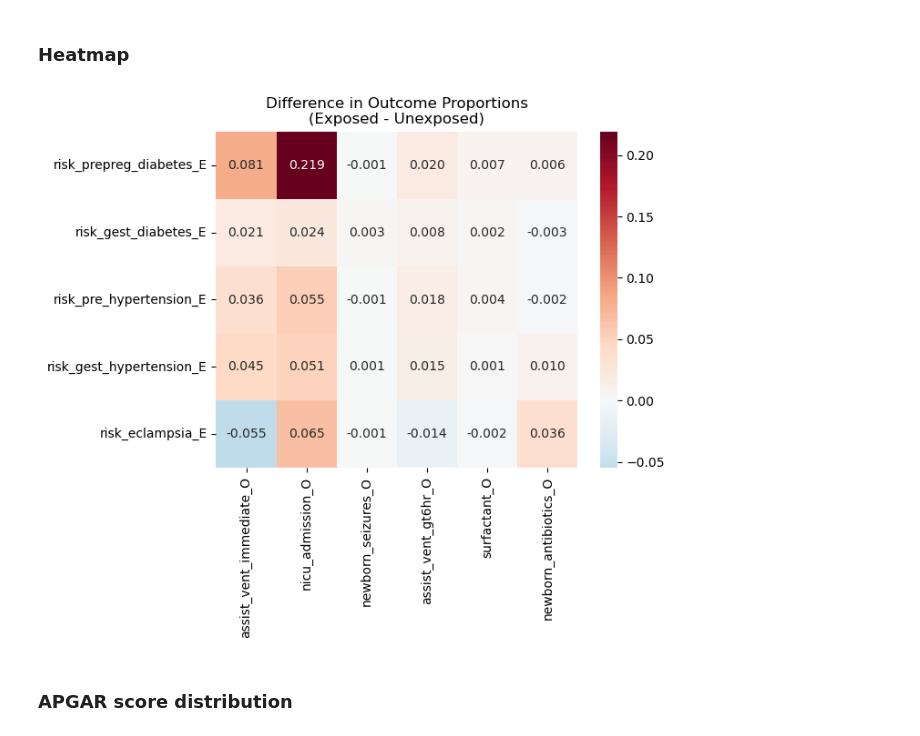
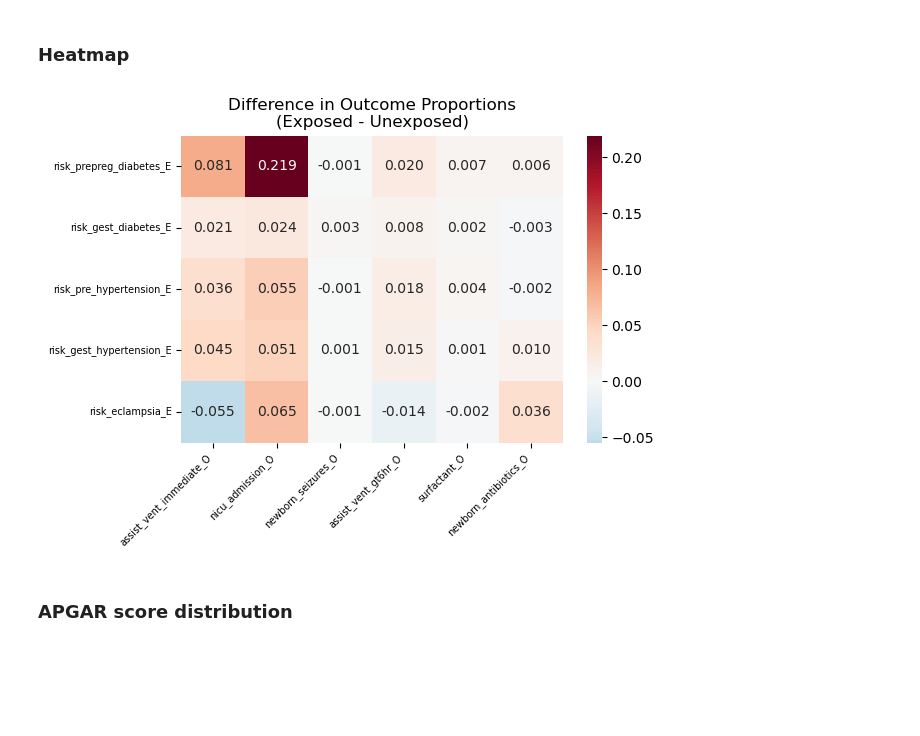
Before and after one commit to alisonmanna/dsan5100-final-project-group4, a Jupyter notebook: eda/eda_alison.ipynb, the cells around one changed output. Saved outputs shown, nothing was run; the diff lists cells and outputs as text; code cells hidden in the pictures; blank space fills up the shorter version.

Commit message:
fixed heatmap margins

```diff
--- a/eda/eda_alison.ipynb
+++ b/eda/eda_alison.ipynb
@@ -190,31 +191,37 @@ True                1.000000  0.000000
 # %%
 exposure_vars = ['risk_prepreg_diabetes_E', 'risk_gest_diabetes_E', 'risk_pre_hypertension_E', 'risk_gest_hypertension_E', 'risk_eclampsia_E']
 
 # Calculate raw proportion differences (no testing yet)
 def prop_difference(data, exposure, outcome, outcome_value=True):
     # Calculate difference in outcome proportion between exposed/unexposed
     exposed = data[data[exposure] == True][outcome].mean()
     unexposed = data[data[exposure] == False][outcome].mean()
     return exposed - unexposed
 
 # heatmap of proportion differences
 categorical_outcomes = ['assist_vent_immediate_O', 'nicu_admission_O',
                        'newborn_seizures_O', 'assist_vent_gt6hr_O', 'surfactant_O', 'newborn_antibiotics_O'] # surfactant_O, newborn_antibiotics_O
 
 prop_diff_matrix = pd.DataFrame(index=exposure_vars,
                                 columns=categorical_outcomes)
 
 for exposure in exposure_vars:
     for outcome in categorical_outcomes:
         diff = prop_difference(data, exposure, outcome)
         prop_diff_matrix.loc[exposure, outcome] = diff
 
-sns.heatmap(prop_diff_matrix.astype(float), annot=True, cmap='RdBu_r',
+ax = sns.heatmap(prop_diff_matrix.astype(float), annot=True, cmap='RdBu_r',
             center=0, fmt='.3f')
+
+# smaller tick labels + rotate x labels for readability
+ax.set_xticklabels(ax.get_xticklabels(), fontsize=7, rotation=45, ha='right')
+ax.set_yticklabels(ax.get_yticklabels(), fontsize=7, rotation=0)
+
 plt.title('Difference in Outcome Proportions\n(Exposed - Unexposed)')
+plt.tight_layout()
 plt.savefig("../plots/eda/multivar/prop_diff_heatmap_natality.png", dpi=300)
 # %% [output]
-[figure, old version]
+[figure, new version]
 # %% [markdown]
 ### APGAR score distribution
 # %%
```
Also changed, not shown: parts of 1 cell of this notebook, 1 other file.
